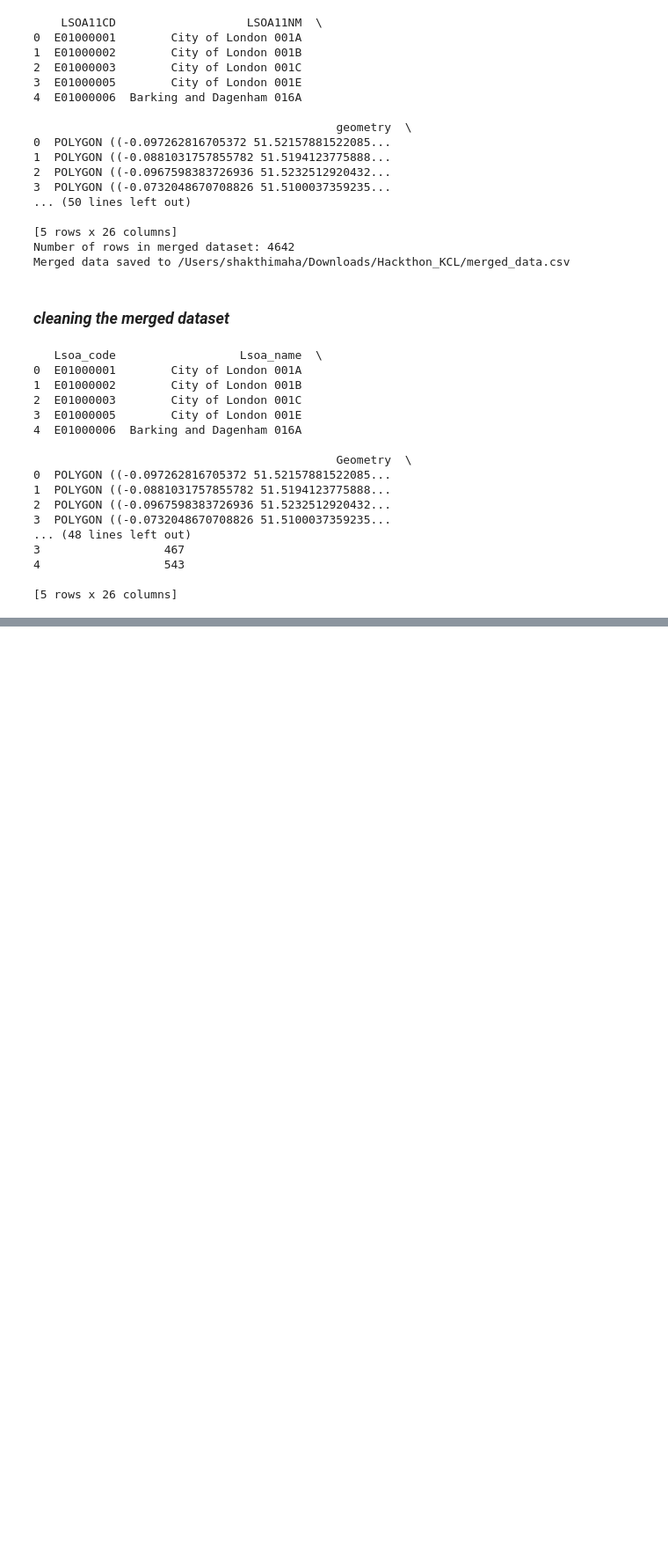
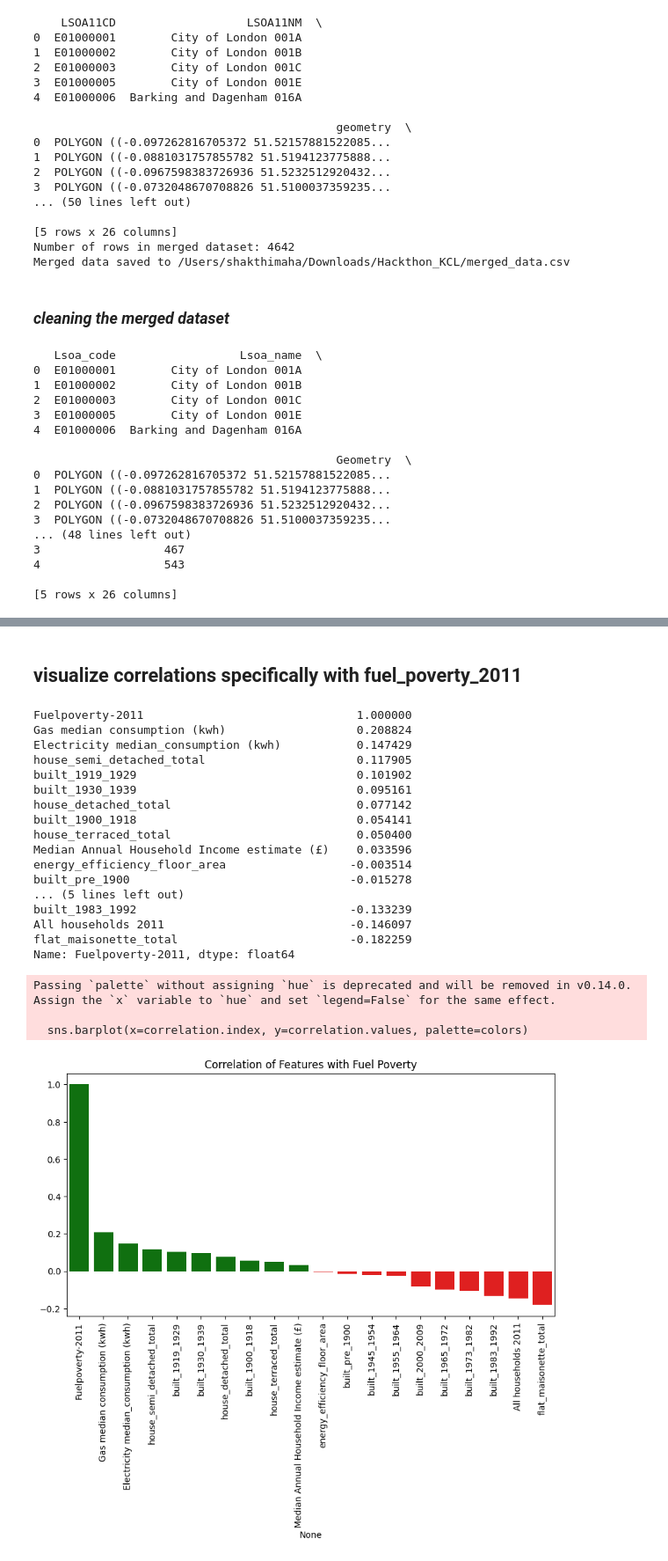
Before and after one commit to shakthi01912/Urban_sustainability_2025_Hackthon, a Jupyter notebook: Fuel poverty 2011/all_dataset.ipynb, the cells around one changed output, grey strips where cells are left out. Shown at 88% size. Drawn from its saved outputs; the diff is of its cells as text; code cells hidden in the pictures; blank space fills up the shorter version.

```diff
--- a/Fuel poverty 2011/all_dataset.ipynb
+++ b/Fuel poverty 2011/all_dataset.ipynb
@@ -248,3 +249,22 @@ Gas median consumption (kwh)                    0.000000
 Electricity median_consumption (kwh)            0.000000
 All households 2011                             0.000000
 dtype: float64
+# %%
+# Drop columns with > 50% missing values (like 'built_2010_2012' in your case)
+threshold = 50  # You can adjust this threshold
+df = df.loc[:, null_percentage < threshold]
+print("\nColumns dropped due to high missing values.\n")
+
+
+# Fill missing values for numerical columns
+numerical_cols = df.select_dtypes(include=['float64', 'int64']).columns
+for col in numerical_cols:
+    df[col].fillna(df[col].median(), inplace=True)  # Using median to handle skewed data
+
+
+# Fill missing values for categorical columns
+categorical_cols = df.select_dtypes(include=['object']).columns
+for col in categorical_cols:
+    df[col].fillna("Unknown", inplace=True)  # Creating an "Unknown" category for missing categorical data
+
+print("\nMissing values handled successfully!\n")
@@ -250,0 +332,50 @@ dtype: float64
+# %%
+# Strip any leading/trailing whitespaces in column names
+df.columns = df.columns.str.strip()
+# %% [markdown]
+##  visualize correlations specifically with fuel_poverty_2011
+# %%
+import numpy as np
+import seaborn as sns
+import matplotlib.pyplot as plt
+
+# Select only numeric columns
+numeric_cols = df.select_dtypes(include=['number']).columns
+
+# Compute correlation with 'Fuelpoverty-2011'
+correlation = df[numeric_cols].corr()["Fuelpoverty-2011"].sort_values(ascending=False)
+
+# Print the correlations
+print(correlation)
+
+# Create a custom color palette for positive and negative correlations
+colors = ['green' if val > 0 else 'red' for val in correlation.values]
+
+# Visualizing top correlations with different colors for positive and negative correlations
+plt.figure(figsize=(10,5))
+sns.barplot(x=correlation.index, y=correlation.values, palette=colors)
+plt.xticks(rotation=90)
+plt.title("Correlation of Features with Fuel Poverty")
+plt.show()
+# %% [output]
+Fuelpoverty-2011                               1.000000
+Gas median consumption (kwh)                   0.208824
+Electricity median_consumption (kwh)           0.147429
+house_semi_detached_total                      0.117905
+built_1919_1929                                0.101902
+built_1930_1939                                0.095161
+house_detached_total                           0.077142
+built_1900_1918                                0.054141
+house_terraced_total                           0.050400
+Median Annual Household Income estimate (£)    0.033596
+energy_efficiency_floor_area                  -0.003514
+built_pre_1900                                -0.015278
+... (5 lines left out)
+built_1983_1992                               -0.133239
+All households 2011                           -0.146097
+flat_maisonette_total                         -0.182259
+Name: Fuelpoverty-2011, dtype: float64
+Passing `palette` without assigning `hue` is deprecated and will be removed in v0.14.0. Assign the `x` variable to `hue` and set `legend=False` for the same effect.
+
+  sns.barplot(x=correlation.index, y=correlation.values, palette=colors)
+[figure, added]
```
Also changed, not shown: parts of 5 cells of this notebook.
